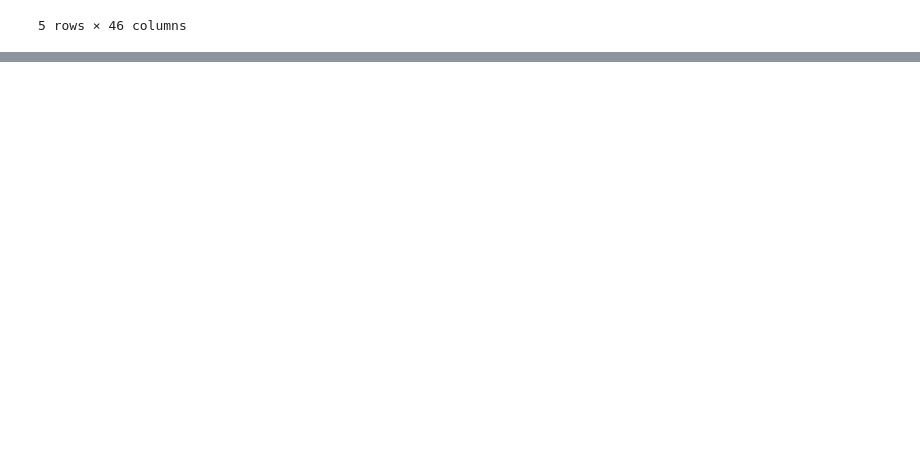
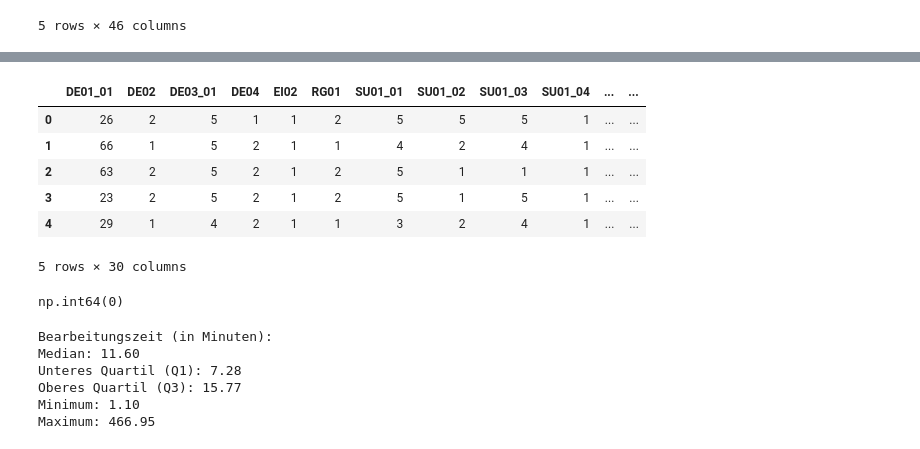
Before and after one commit to fuerstfabian/Analysis-Usability-Acceptance-CtxCommerce, a Jupyter notebook: notebooks/evaluation_analysis.ipynb, the cells around one changed output, grey strips where cells are left out. Saved outputs shown, nothing was run; the diff lists cells and outputs as text; code cells hidden in the pictures; blank space fills up the shorter version.

```diff
--- a/notebooks/evaluation_analysis.ipynb
+++ b/notebooks/evaluation_analysis.ipynb
@@ -81,0 +76,56 @@ df.shape
+# %%
+cols_to_int = [
+    "DE01_01", "DE02", "DE03_01", "DE04", "EI02", "RG01",
+    "SU01_01", "SU01_02", "SU01_03", "SU01_04", "SU01_05",
+    "SU01_06", "SU01_07", "SU01_08", "SU01_09", "SU01_10",
+    "SZ03_01", "SZ04_01", "SZ05", "SZ06",
+    "TA01_01", "TA01_02", "TA01_03", "TA01_04", "TA01_05", "TA01_06",
+    "TG01_01", "TG01_02", "TG01_03", "TG01_04"
+]
+
+# numerische Spalten
+df[cols_to_int] = df[cols_to_int].apply(pd.to_numeric, errors="coerce").astype("Int64")
+
+df[cols_to_int].head()
+# %% [output]
+|  | DE01_01 | DE02 | DE03_01 | DE04 | EI02 | RG01 | SU01_01 | SU01_02 | SU01_03 | SU01_04 | ... | ... |
+| 0 | 26 | 2 | 5 | 1 | 1 | 2 | 5 | 5 | 5 | 1 | ... | ... |
+| 1 | 66 | 1 | 5 | 2 | 1 | 1 | 4 | 2 | 4 | 1 | ... | ... |
+| 2 | 63 | 2 | 5 | 2 | 1 | 2 | 5 | 1 | 1 | 1 | ... | ... |
+| 3 | 23 | 2 | 5 | 2 | 1 | 2 | 5 | 1 | 5 | 1 | ... | ... |
+| 4 | 29 | 1 | 4 | 2 | 1 | 1 | 3 | 2 | 4 | 1 | ... | ... |
+5 rows × 30 columns
+# %%
+# STARTED und LASTDATA in datetime umwandeln
+df["STARTED_dt"] = pd.to_datetime(df["STARTED"], errors="coerce")
+df["LASTDATA_dt"] = pd.to_datetime(df["LASTDATA"], errors="coerce")
+
+# Bearbeitungszeit berechnen
+df["Bearbeitungszeit_min"] = (df["LASTDATA_dt"] - df["STARTED_dt"]).dt.total_seconds() / 60
+
+pd.isna(df["Bearbeitungszeit_min"]).sum()
+# %% [output]
+np.int64(0)
+# %%
+# Kennwerte berechnen
+bearbeitungszeit = df["Bearbeitungszeit_min"]
+
+median = bearbeitungszeit.median()
+q1 = bearbeitungszeit.quantile(0.25)
+q3 = bearbeitungszeit.quantile(0.75)
+minimum = bearbeitungszeit.min()
+maximum = bearbeitungszeit.max()
+
+print("Bearbeitungszeit (in Minuten):")
+print(f"Median: {median:.2f}")
+print(f"Unteres Quartil (Q1): {q1:.2f}")
+print(f"Oberes Quartil (Q3): {q3:.2f}")
+print(f"Minimum: {minimum:.2f}")
+print(f"Maximum: {maximum:.2f}")
+# %% [output]
+Bearbeitungszeit (in Minuten):
+Median: 11.60
+Unteres Quartil (Q1): 7.28
+Oberes Quartil (Q3): 15.77
+Minimum: 1.10
+Maximum: 466.95
```
Also changed, not shown: parts of 19 cells of this notebook.
